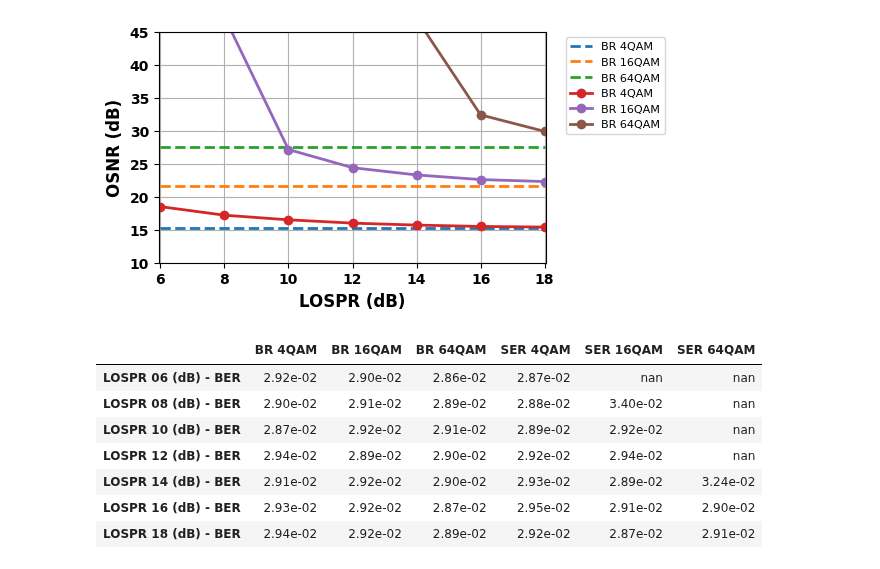
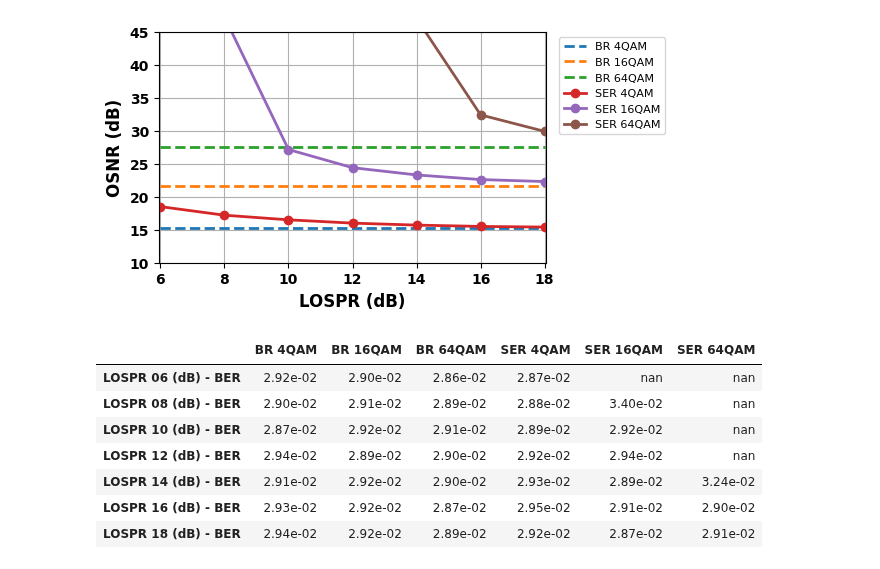
Before and after one commit to jfelipeslg/TCC_Single-Ended-Receiver, a Jupyter notebook: results/2_OnlySER_RequiredOSNRvsLOSPR/plot_results-figure2.ipynb, the cells around one changed output. Saved outputs shown, nothing was run; the diff lists cells and outputs as text; code cells hidden in the pictures.

Commit message:
Correção plot_results-2.ipynb: ajuste na legenda

```diff
--- a/results/2_OnlySER_RequiredOSNRvsLOSPR/plot_results-figure2.ipynb
+++ b/results/2_OnlySER_RequiredOSNRvsLOSPR/plot_results-figure2.ipynb
@@ -79,22 +79,22 @@ while len(list_BER_SER[1][2]) < len(list_BER_BR[1][2]):
 # %%
 plt.figure(figsize=(5,3))
 plt.plot(list_LOSPR, list_OSNR_BR[0], '--', linewidth=2.0, label= 'BR 4QAM')
 plt.plot(list_LOSPR, list_OSNR_BR[1], '--', linewidth=2.0, label= 'BR 16QAM')
 plt.plot(list_LOSPR, list_OSNR_BR[2], '--', linewidth=2.0, label= 'BR 64QAM')
-plt.plot(list_LOSPR, list_OSNR_SER[0], 'o-', linewidth=2.0, label= 'BR 4QAM')
-plt.plot(list_LOSPR, list_OSNR_SER[1], 'o-', linewidth=2.0, label= 'BR 16QAM')
-plt.plot(list_LOSPR, list_OSNR_SER[2], 'o-', linewidth=2.0, label= 'BR 64QAM')
+plt.plot(list_LOSPR, list_OSNR_SER[0], 'o-', linewidth=2.0, label= 'SER 4QAM')
+plt.plot(list_LOSPR, list_OSNR_SER[1], 'o-', linewidth=2.0, label= 'SER 16QAM')
+plt.plot(list_LOSPR, list_OSNR_SER[2], 'o-', linewidth=2.0, label= 'SER 64QAM')
 plt.ylabel('OSNR (dB)', fontsize=12.0, fontstyle="normal", fontweight='bold')
 plt.xlabel('LOSPR (dB)', fontsize=12.0, fontstyle="normal", fontweight='bold')
 plt.ylim(10, 45)
 plt.xlim(6 - 0.05,18 + 0.05)
 plt.xticks(fontweight='bold')
 plt.yticks(fontweight='bold')
 plt.legend(loc='upper right', bbox_to_anchor=(1.32, 1), fontsize=8.0)
 plt.grid()
 plt.show()
 # %% [output]
-[figure, old version]
+[figure, new version]
 # %%
 # BER média das amostras
 list_BER_BR_media = [[], [], []]
```
